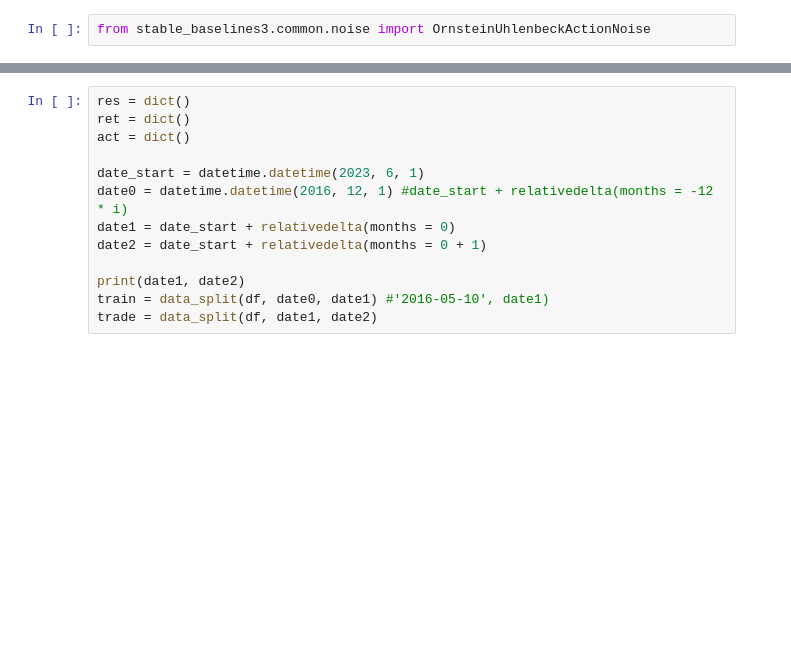
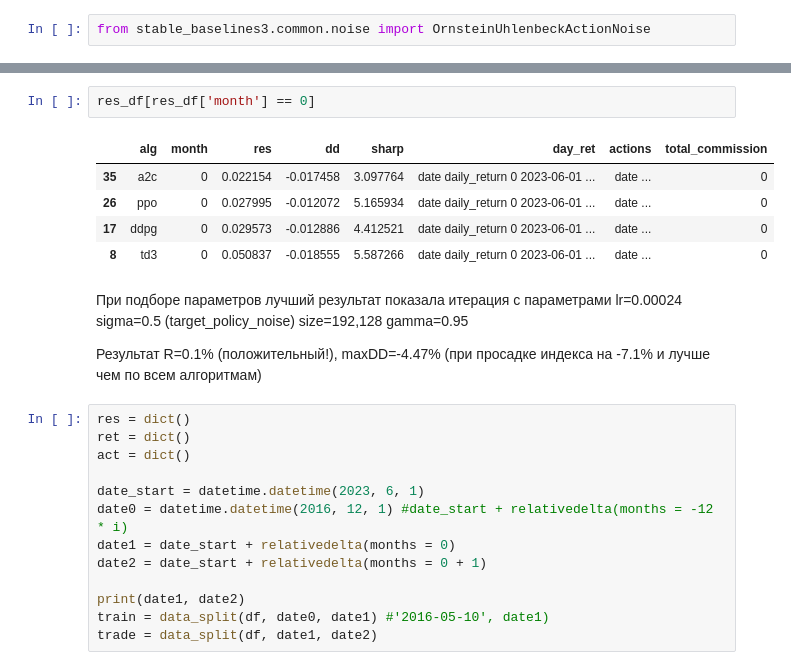
Before and after one commit to AlexTchek/CP2, a Jupyter notebook: PortfolioAllocation.ipynb, the cells around one changed output, grey strips where cells are left out. Drawn from its saved outputs; the diff is of its cells as text; blank space fills up the shorter version.

```diff
--- a/PortfolioAllocation.ipynb
+++ b/PortfolioAllocation.ipynb
@@ -487,3 +778,16 @@ sharp
+# %%
+res_df[res_df['month'] == 0]
+# %% [output]
+|  | alg | month | res | dd | sharp | day_ret | actions | total_commission |
+| 35 | a2c | 0 | 0.022154 | -0.017458 | 3.097764 | date daily_return 0 2023-06-01 ... | date ... | 0 |
+| 26 | ppo | 0 | 0.027995 | -0.012072 | 5.165934 | date daily_return 0 2023-06-01 ... | date ... | 0 |
+| 17 | ddpg | 0 | 0.029573 | -0.012886 | 4.412521 | date daily_return 0 2023-06-01 ... | date ... | 0 |
+| 8 | td3 | 0 | 0.050837 | -0.018555 | 5.587266 | date daily_return 0 2023-06-01 ... | date ... | 0 |
+# %% [markdown]
+При подборе параметров лучший результат показала итерация с параметрами
+lr=0.00024 sigma=0.5 (target_policy_noise) size=192,128 gamma=0.95
+
+Результат R=0.1% (положительный!), maxDD=-4.47% (при просадке индекса на -7.1% и лучше чем по всем алгоритмам)
 # %%
 res = dict()
 ret = dict()
```
Also changed, not shown: parts of 85 cells of this notebook, 9 other files.
